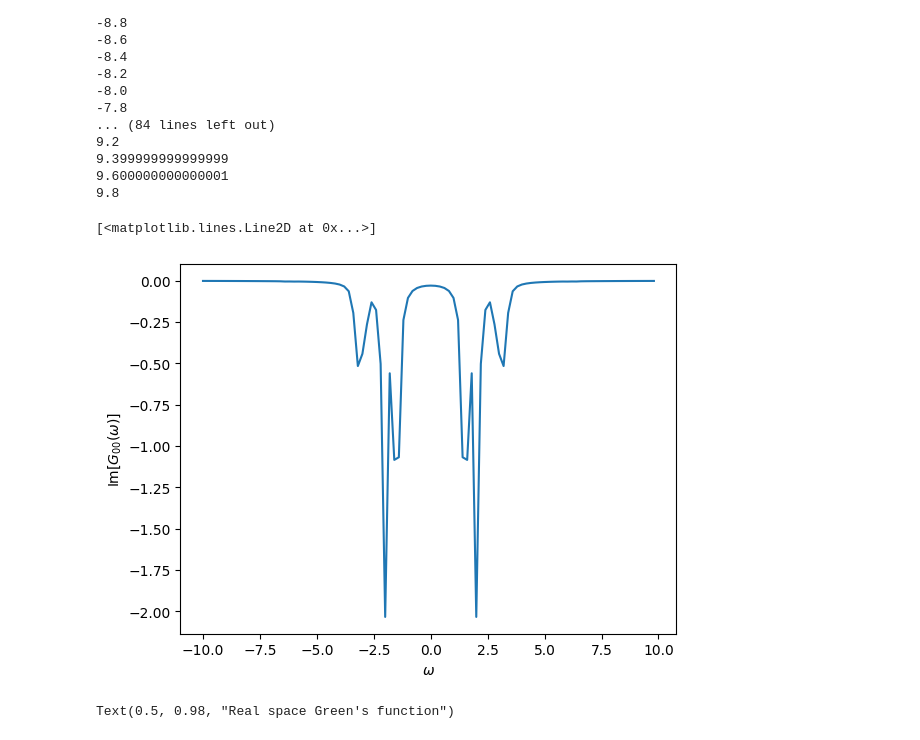
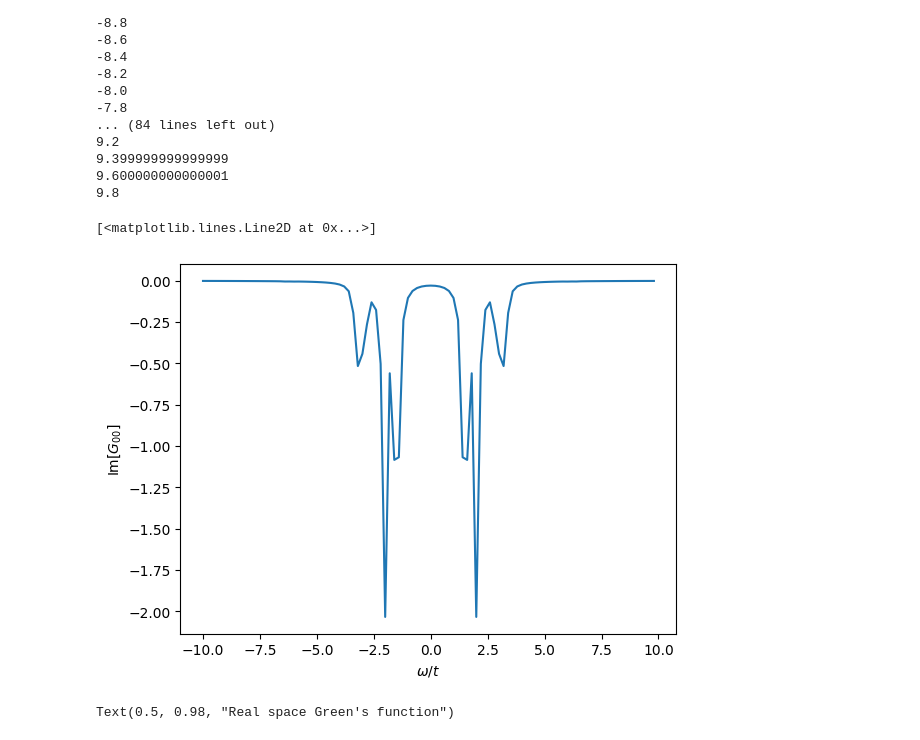
Before and after one commit to yamashun99/ed_hubbard, a Jupyter notebook: main.ipynb, the cells around one changed output. Cells and saved outputs as stored; diff of their text form; code cells hidden in the pictures.

```diff
--- a/main.ipynb
+++ b/main.ipynb
@@ -73,12 +73,12 @@ G0jomega = np.array(G0jomega)
 # %%
 fig = plt.figure()
 ax = fig.add_subplot()
-ax.set_xlabel(r'$\omega$')
-ax.set_ylabel(r'Im[$G_{00}(\omega)$]')
+ax.set_xlabel('$\omega/t$')
+ax.set_ylabel(r'Im[$G_{00}$]')
 ax.plot(omegas, G0jomega[:, 0].imag)
 # %% [output]
 [<matplotlib.lines.Line2D at 0x...>]
-[figure, old version]
+[figure, new version]
 # %%
 sites = [i for i in range(L)]
 fig, axs = plt.subplots(1, 2, figsize=(16, 9))
```
Also changed, not shown: parts of 2 cells of this notebook.
